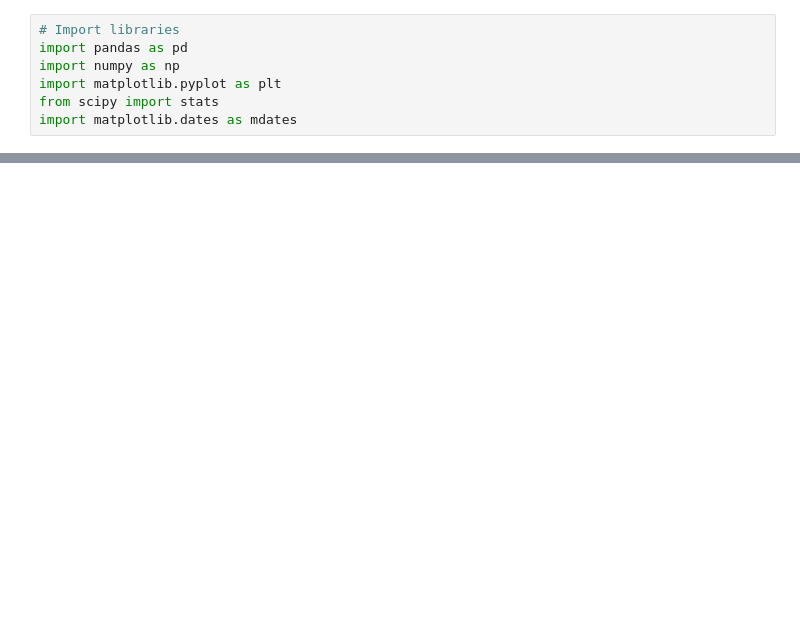
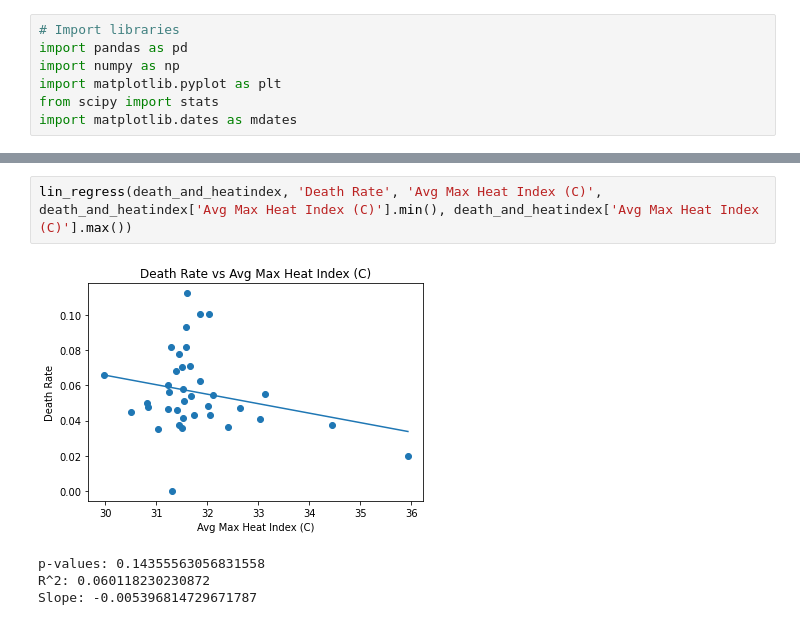
Before and after one commit to amkrutsinger/covid19finalproject, a Jupyter notebook: regression/regression.ipynb, the cells around one changed output, grey strips where cells are left out. Cells and saved outputs as stored; diff of their text form; blank space fills up the shorter version.

```diff
--- a/regression/regression.ipynb
+++ b/regression/regression.ipynb
@@ -158,0 +285,7 @@ Slope: 0.0016183989222999038
+# %%
+lin_regress(death_and_heatindex, 'Death Rate', 'Avg Max Heat Index (C)', death_and_heatindex['Avg Max Heat Index (C)'].min(), death_and_heatindex['Avg Max Heat Index (C)'].max())
+# %% [output]
+[figure, added]
+p-values: 0.14355563056831558
+R^2: 0.060118230230872
+Slope: -0.005396814729671787
```
Also changed, not shown: parts of 7 cells of this notebook.
